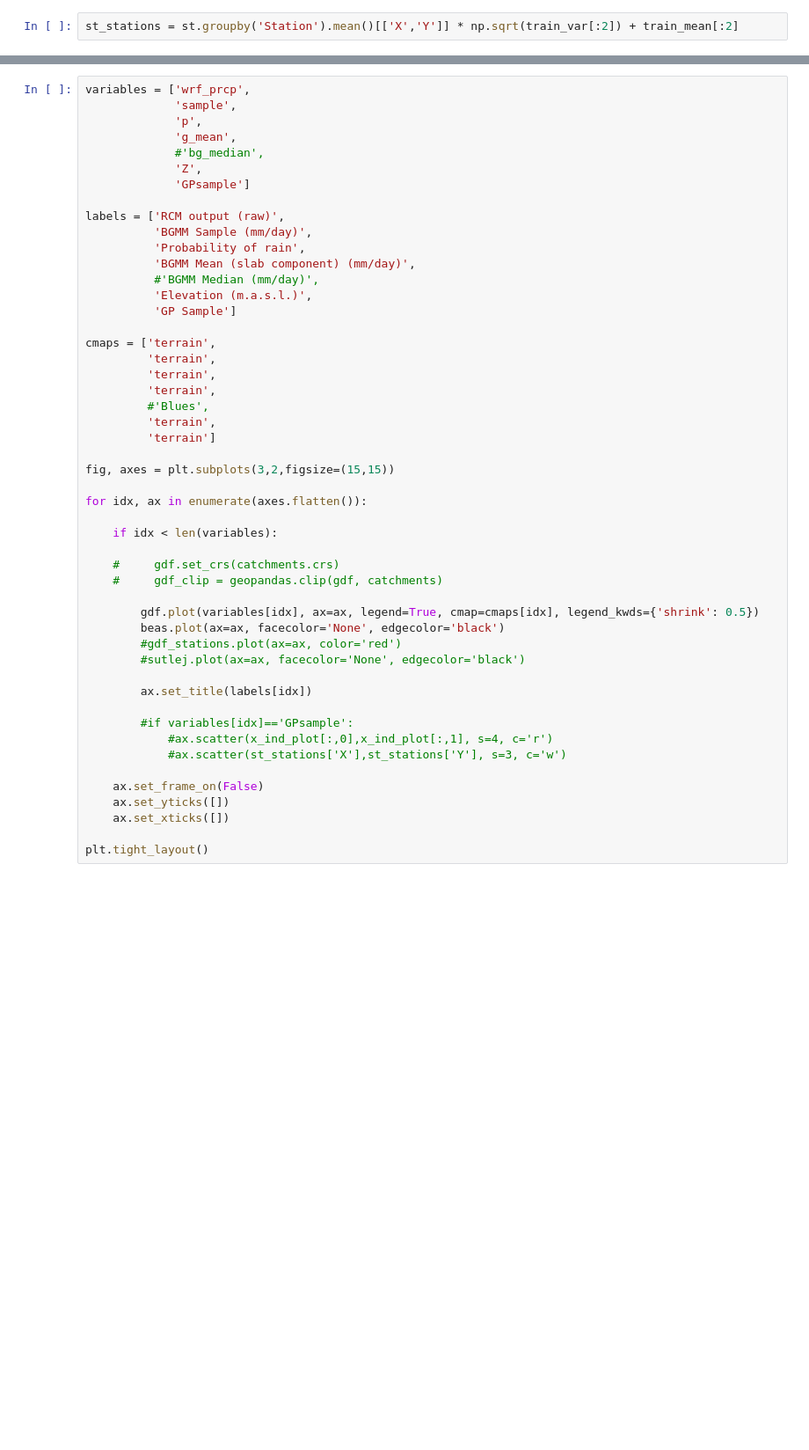
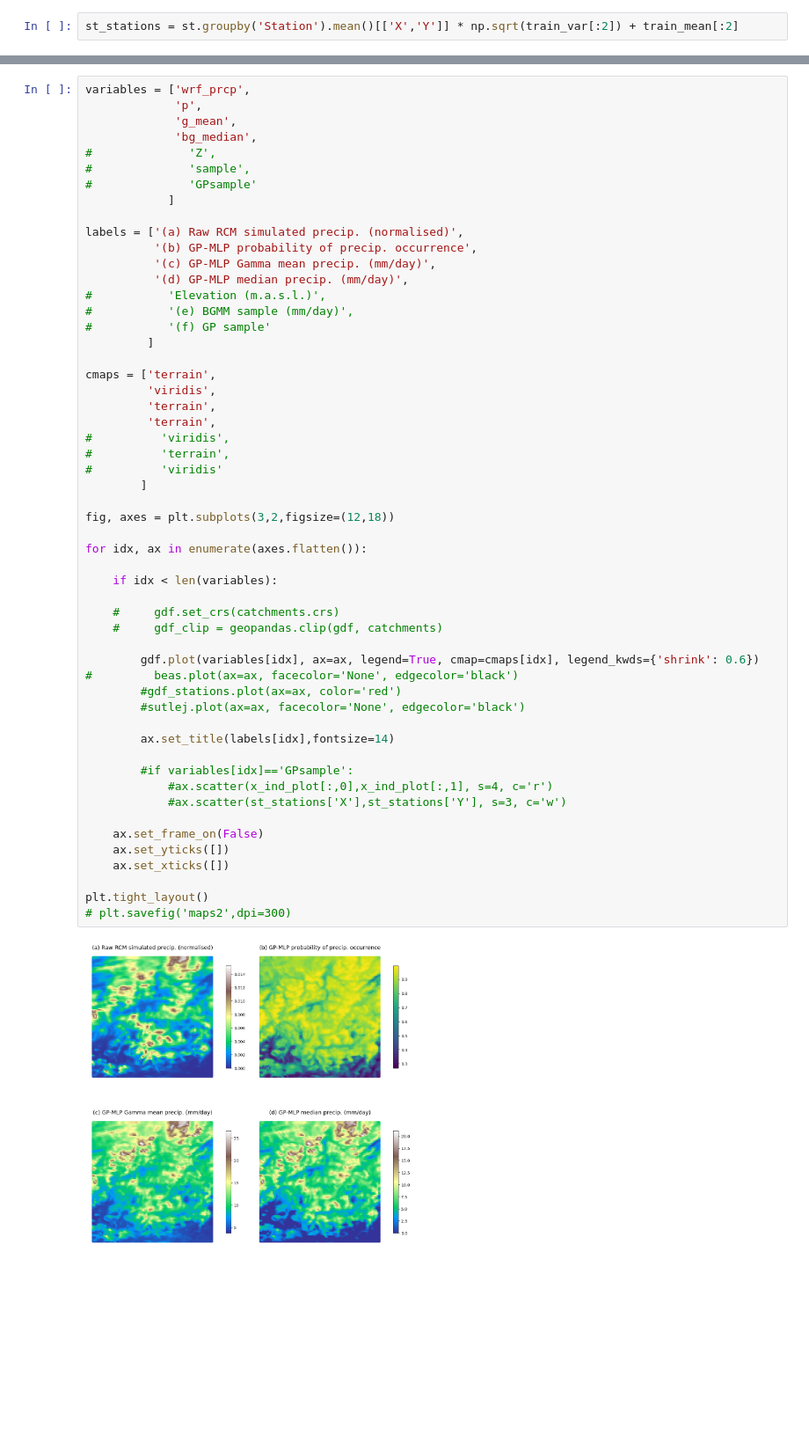
Before and after one commit to mgironamata/upper-indus-prec-bc, a Jupyter notebook: main_gp_mlp.ipynb, the cells around one changed output, grey strips where cells are left out. Shown at 88% size. Drawn from its saved outputs; the diff is of its cells as text; blank space fills up the shorter version.

```diff
--- a/main_gp_mlp.ipynb
+++ b/main_gp_mlp.ipynb
@@ -424,50 +609,56 @@ gdf_stations.plot('q_sample', cmap='viridis')
 # %%
 variables = ['wrf_prcp',
-             'sample',
              'p',
              'g_mean',
-             #'bg_median',
-             'Z',
-             'GPsample']
+             'bg_median',
+#              'Z',
+#              'sample',
+#              'GPsample'
+            ]
 
-labels = ['RCM output (raw)',
-          'BGMM Sample (mm/day)',
-          'Probability of rain',
-          'BGMM Mean (slab component) (mm/day)',
-          #'BGMM Median (mm/day)',
-          'Elevation (m.a.s.l.)',
-          'GP Sample']
+labels = ['(a) Raw RCM simulated precip. (normalised)',
+          '(b) GP-MLP probability of precip. occurrence',
+          '(c) GP-MLP Gamma mean precip. (mm/day)',
+          '(d) GP-MLP median precip. (mm/day)',
+#           'Elevation (m.a.s.l.)',
+#           '(e) BGMM sample (mm/day)',
+#           '(f) GP sample'
+         ]
 
 cmaps = ['terrain',
+         'viridis',
          'terrain',
          'terrain',
-         'terrain',
-         #'Blues',
-         'terrain',
-         'terrain']
+#          'viridis',
+#          'terrain',
+#          'viridis'
+        ]
 
-fig, axes = plt.subplots(3,2,figsize=(15,15))
+fig, axes = plt.subplots(3,2,figsize=(12,18))
 
 for idx, ax in enumerate(axes.flatten()):
 
     if idx < len(variables):
 
     #     gdf.set_crs(catchments.crs)
     #     gdf_clip = geopandas.clip(gdf, catchments)
 
-        gdf.plot(variables[idx], ax=ax, legend=True, cmap=cmaps[idx], legend_kwds={'shrink': 0.5})
-        beas.plot(ax=ax, facecolor='None', edgecolor='black')
+        gdf.plot(variables[idx], ax=ax, legend=True, cmap=cmaps[idx], legend_kwds={'shrink': 0.6})
+#         beas.plot(ax=ax, facecolor='None', edgecolor='black')
         #gdf_stations.plot(ax=ax, color='red')
         #sutlej.plot(ax=ax, facecolor='None', edgecolor='black')
 
-        ax.set_title(labels[idx])
+        ax.set_title(labels[idx],fontsize=14)
 
         #if variables[idx]=='GPsample':
             #ax.scatter(x_ind_plot[:,0],x_ind_plot[:,1], s=4, c='r')
             #ax.scatter(st_stations['X'],st_stations['Y'], s=3, c='w')
 
     ax.set_frame_on(False)
     ax.set_yticks([])
     ax.set_xticks([])
 
 plt.tight_layout()
+# plt.savefig('maps2',dpi=300)
+# %% [output]
+[figure, added]
```
Also changed, not shown: parts of 30 cells of this notebook, 1 other file.
